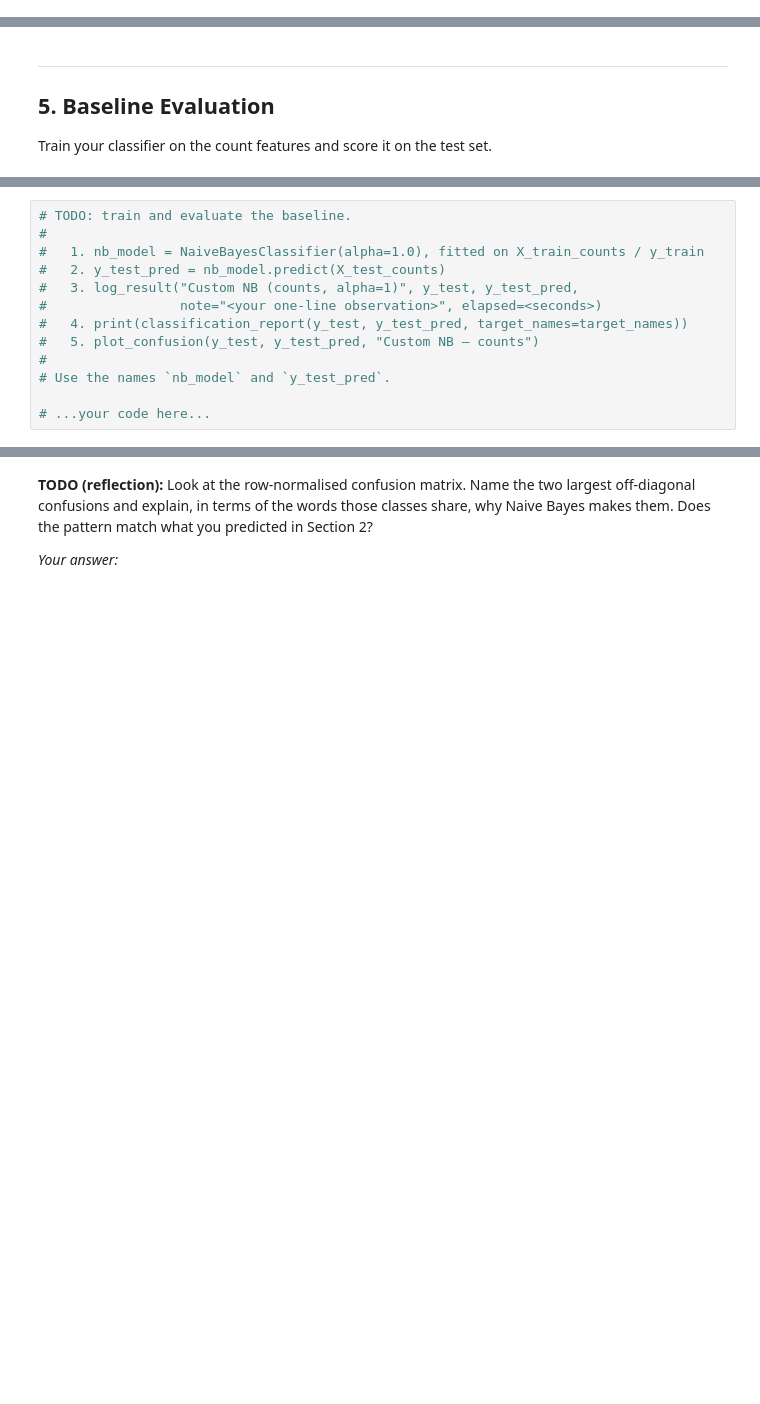
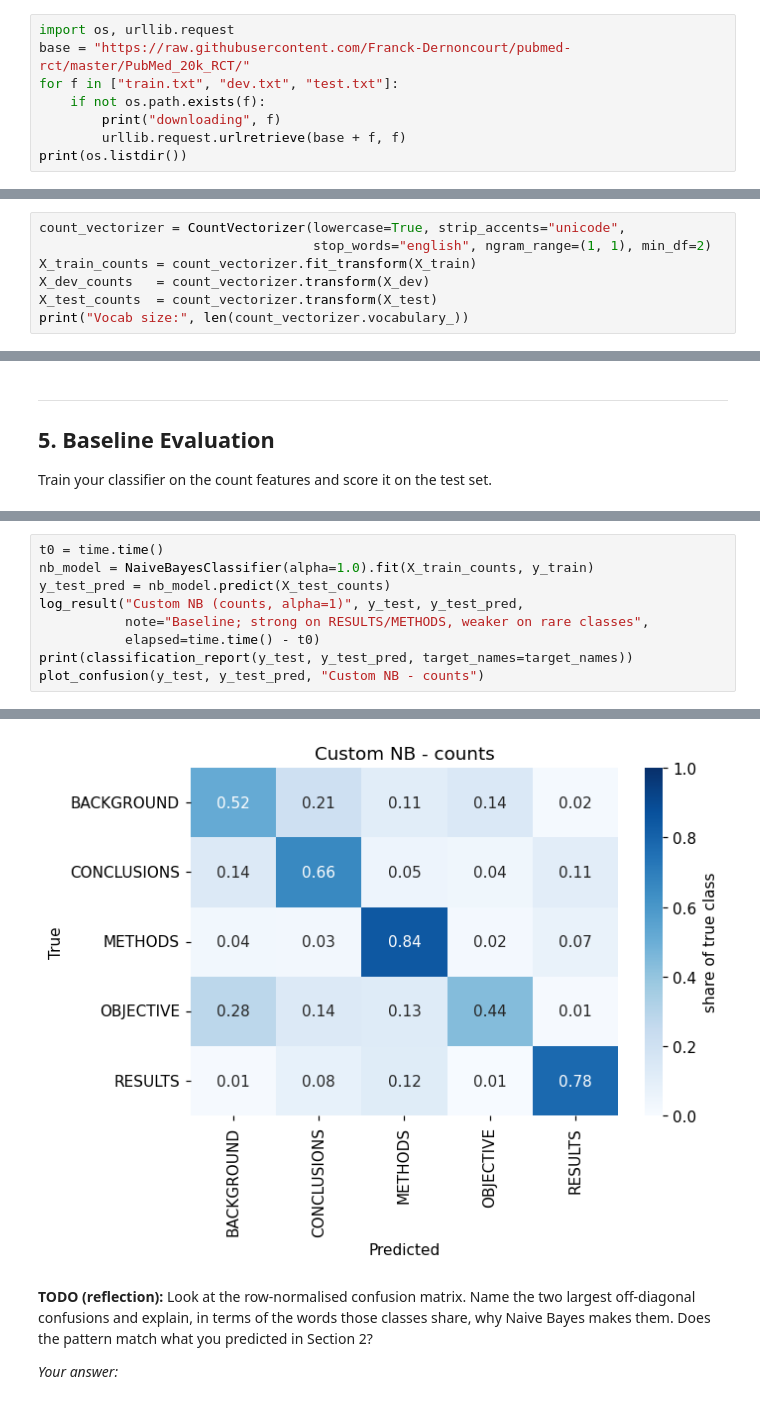
Before and after one commit to Merwyn-Prince-Lobo/Machine_learning_lab, a Jupyter notebook: lab6/Lab7_NaiveBayes_Exploratory_STUDENT.ipynb, the cells around one changed output, grey strips where cells are left out. Cells and saved outputs as stored; diff of their text form; blank space fills up the shorter version.

```diff
--- a/lab6/Lab7_NaiveBayes_Exploratory_STUDENT.ipynb
+++ b/lab6/Lab7_NaiveBayes_Exploratory_STUDENT.ipynb
@@ -60,3 +63,11 @@ notebook first.
 | **train** | Fits the model — counts the words. |
 | **dev** | Chooses hyperparameters (`alpha`, n-gram range). |
 | **test** | Scored **once**, at the end. Never used to make a choice. |
+# %%
+import os, urllib.request
+base = "https://raw.githubusercontent.com/Franck-Dernoncourt/pubmed-rct/master/PubMed_20k_RCT/"
+for f in ["train.txt", "dev.txt", "test.txt"]:
+    if not os.path.exists(f):
+        print("downloading", f)
+        urllib.request.urlretrieve(base + f, f)
+print(os.listdir())
@@ -222,0 +228,7 @@ smoothing term) without adding signal.
+# %%
+count_vectorizer = CountVectorizer(lowercase=True, strip_accents="unicode",
+                                   stop_words="english", ngram_range=(1, 1), min_df=2)
+X_train_counts = count_vectorizer.fit_transform(X_train)
+X_dev_counts   = count_vectorizer.transform(X_dev)
+X_test_counts  = count_vectorizer.transform(X_test)
+print("Vocab size:", len(count_vectorizer.vocabulary_))
@@ -305,13 +327,10 @@ print("Helpers ready.")
 # %%
-# TODO: train and evaluate the baseline.
-#
-#   1. nb_model = NaiveBayesClassifier(alpha=1.0), fitted on X_train_counts / y_train
-#   2. y_test_pred = nb_model.predict(X_test_counts)
-#   3. log_result("Custom NB (counts, alpha=1)", y_test, y_test_pred,
-#                 note="<your one-line observation>", elapsed=<seconds>)
-#   4. print(classification_report(y_test, y_test_pred, target_names=target_names))
-#   5. plot_confusion(y_test, y_test_pred, "Custom NB — counts")
-#
-# Use the names `nb_model` and `y_test_pred`.
-
-# ...your code here...
+t0 = time.time()
+nb_model = NaiveBayesClassifier(alpha=1.0).fit(X_train_counts, y_train)
+y_test_pred = nb_model.predict(X_test_counts)
+log_result("Custom NB (counts, alpha=1)", y_test, y_test_pred,
+           note="Baseline; strong on RESULTS/METHODS, weaker on rare classes",
+           elapsed=time.time() - t0)
+print(classification_report(y_test, y_test_pred, target_names=target_names))
+plot_confusion(y_test, y_test_pred, "Custom NB - counts")
+# %% [output]
@@ -318,3 +349,4 @@ print("Helpers ready.")
+[figure, added]
 # %% [markdown]
 **TODO (reflection):** Look at the row-normalised confusion matrix. Name the two largest
 off-diagonal confusions and explain, in terms of the words those classes share, why Naive
```
Also changed, not shown: parts of 20 cells of this notebook, 5 other files.
